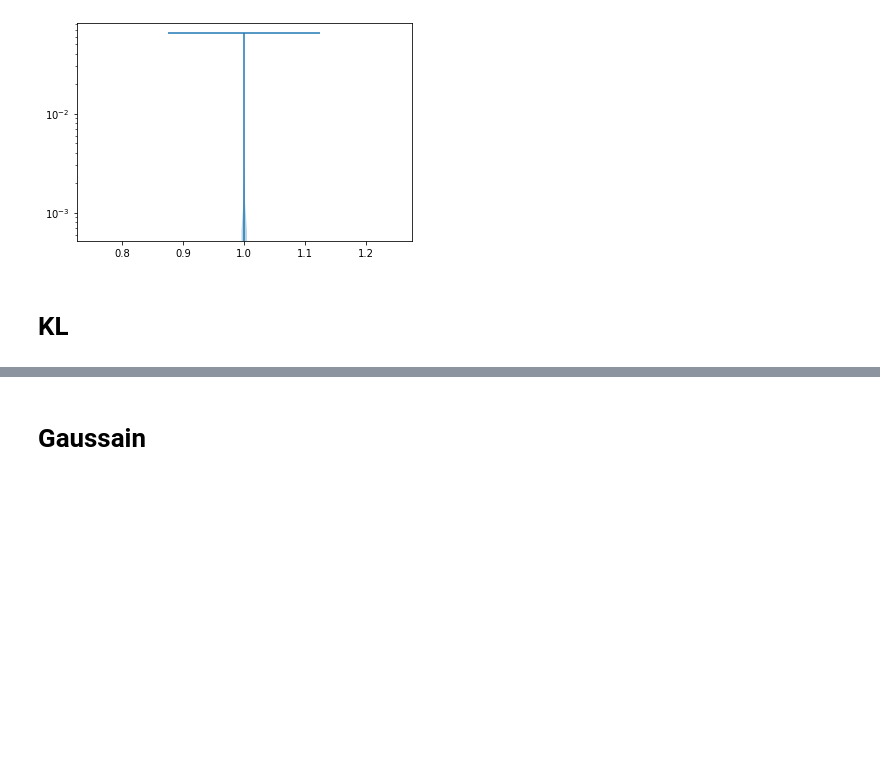
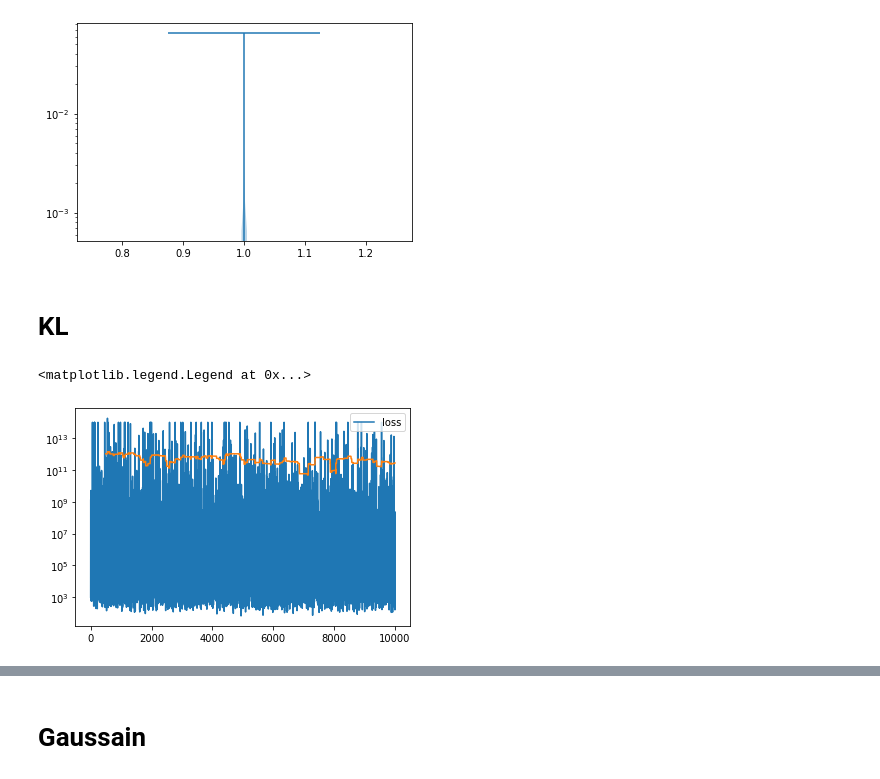
Before and after one commit to lollcat/FAB-2021, a Jupyter notebook: Notebooks/BNN_and_flow.ipynb, the cells around one changed output, grey strips where cells are left out. Drawn from its saved outputs; the diff is of its cells as text; code cells hidden in the pictures; blank space fills up the shorter version.

```diff
--- a/Notebooks/BNN_and_flow.ipynb
+++ b/Notebooks/BNN_and_flow.ipynb
@@ -74,14 +97,20 @@ plt.plot(history["loss"])
 # %% [markdown]
 # KL
 # %%
-learnt_sampler = FlowModel(x_dim=dim)
+learnt_sampler = FlowModel(x_dim=dim, n_flow_steps=10)
 tester = LearntDistributionManager(target, learnt_sampler, VanillaImportanceSampling, loss_type="kl")
 expectation_before, sampling_weights_before = tester.estimate_expectation(n_samples_estimation, expectation_function)
 # %%
-history = tester.train(epochs)
+history = tester.train(1000, batch_size=100) #epochs
 expectation, info = tester.estimate_expectation(n_samples_estimation, expectation_function)
-
-print(f"estimate before training is {expectation_before} \n"
-      f"estimate after training is {expectation} \n"
-     f"effective sample size is {info['effective_sample_size']} \n"
-     f"variance in weights is {torch.var(info['normalised_sampling_weights'])}")
+# %%
+import pandas as pd
+data = pd.Series(history["loss"])
+rolling_interval = int(len(data) / 20)
+plt.plot(data)
+plt.plot(data.rolling(rolling_interval).mean())
+plt.yscale("log")
+plt.legend(["loss"])
+# %% [output]
+<matplotlib.legend.Legend at 0x...>
+[figure, added]
```
Also changed, not shown: parts of 22 cells of this notebook, 11 other files.
